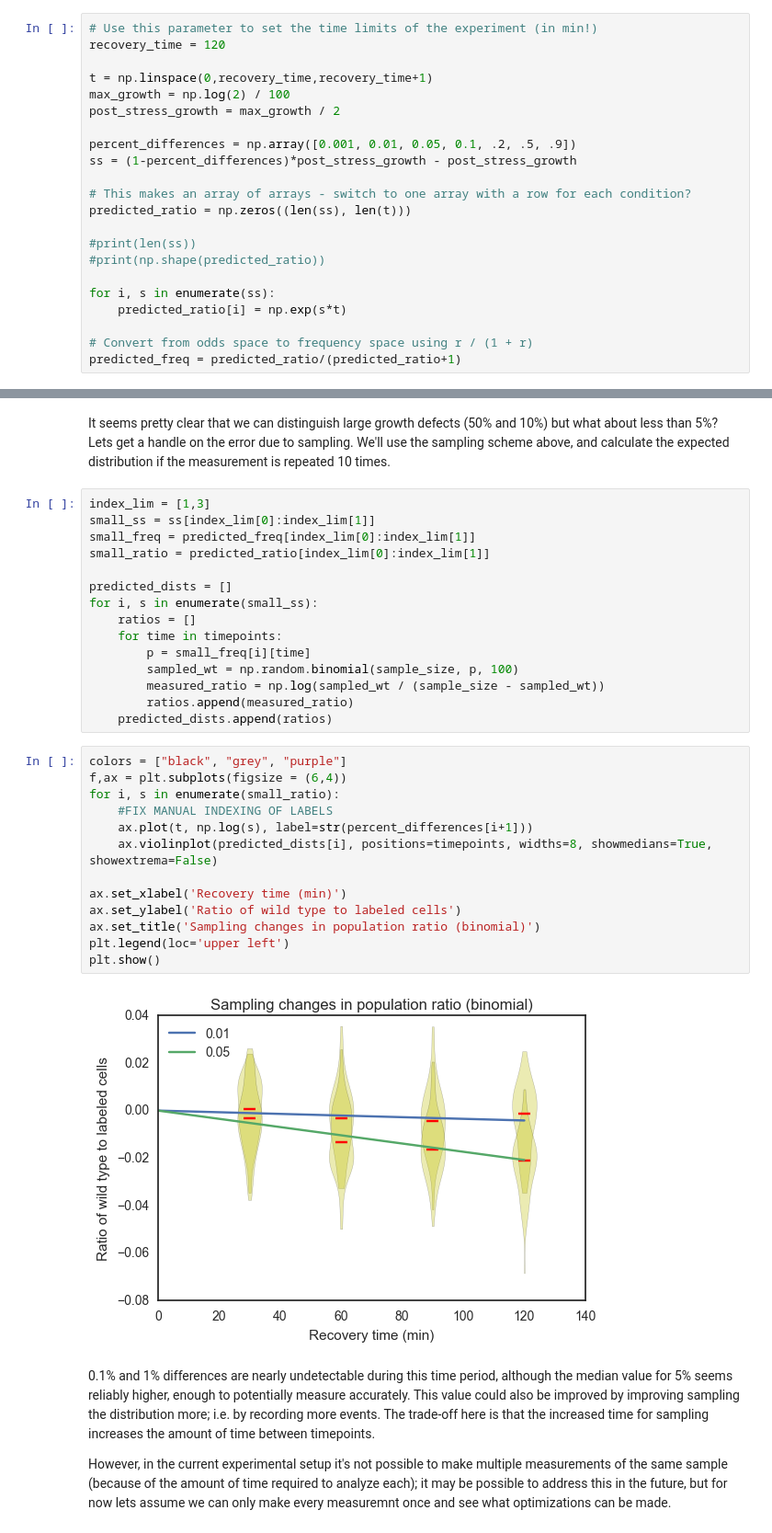
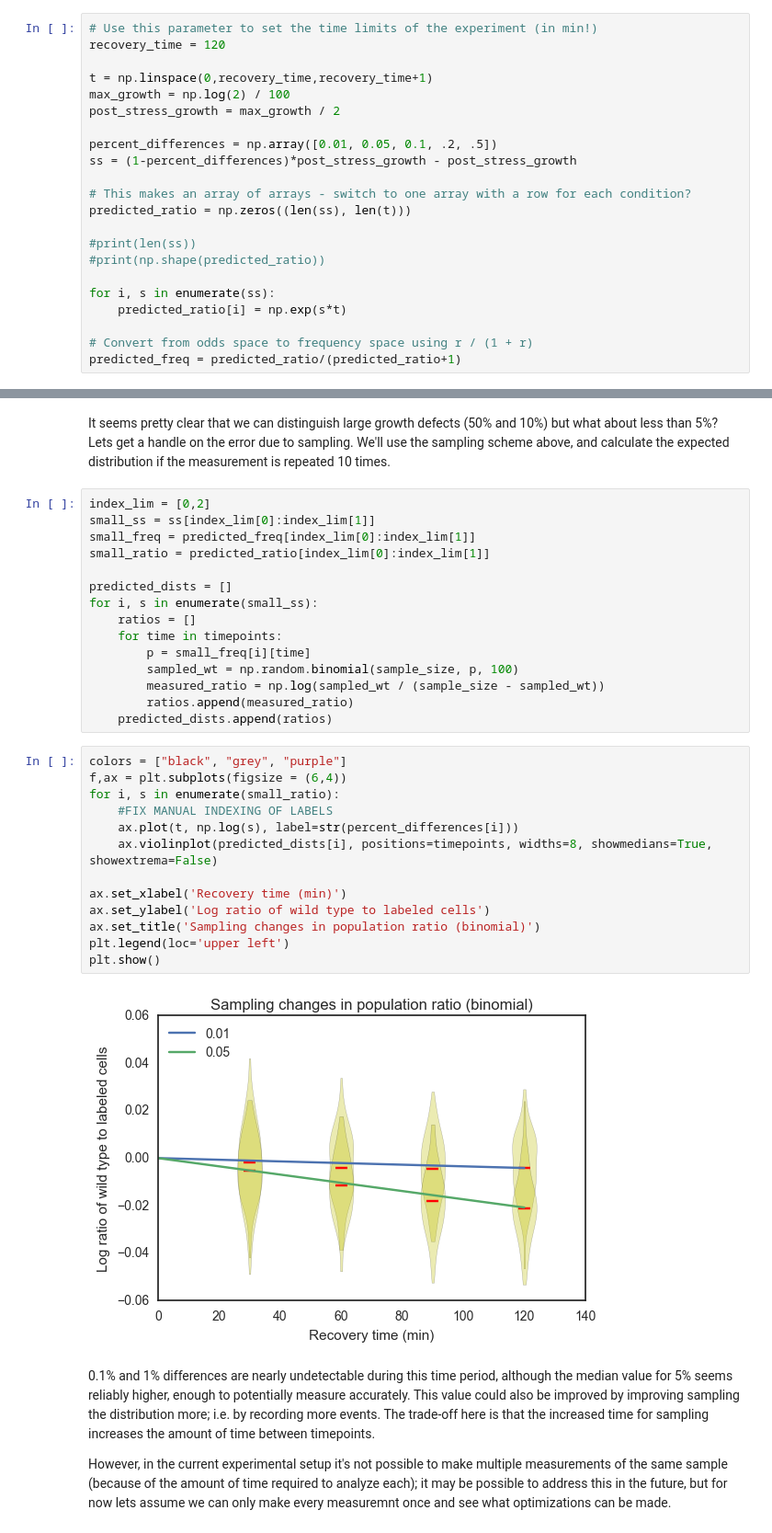
Before and after one commit to haneulyoo/agg_simv2, a Jupyter notebook: stress-growth-rate-sim.ipynb, the cells around one changed output, grey strips where cells are left out. Shown at 92% size. Cells and saved outputs as stored; diff of their text form.

```diff
--- a/stress-growth-rate-sim.ipynb
+++ b/stress-growth-rate-sim.ipynb
@@ -33,7 +52,7 @@ t = np.linspace(0,recovery_time,recovery_time+1)
 max_growth = np.log(2) / 100
 post_stress_growth = max_growth / 2
 
-percent_differences = np.array([0.001, 0.01, 0.05, 0.1, .2, .5, .9])
+percent_differences = np.array([0.01, 0.05, 0.1, .2, .5])
 ss = (1-percent_differences)*post_stress_growth - post_stress_growth
 
 # This makes an array of arrays - switch to one array with a row for each condition?
@@ -101,7 +124,7 @@ plt.show()
 # %% [markdown]
 It seems pretty clear that we can distinguish large growth defects (50% and 10%) but what about less than 5%? Lets get a handle on the error due to sampling. We'll use the sampling scheme above, and calculate the expected distribution if the measurement is repeated 10 times.
 # %%
-index_lim = [1,3]
+index_lim = [0,2]
 small_ss = ss[index_lim[0]:index_lim[1]]
 small_freq = predicted_freq[index_lim[0]:index_lim[1]]
 small_ratio = predicted_ratio[index_lim[0]:index_lim[1]]
@@ -118,18 +141,18 @@ for i, s in enumerate(small_ss):
 # %%
 colors = ["black", "grey", "purple"]
 f,ax = plt.subplots(figsize = (6,4))
 for i, s in enumerate(small_ratio):
     #FIX MANUAL INDEXING OF LABELS
-    ax.plot(t, np.log(s), label=str(percent_differences[i+1]))
+    ax.plot(t, np.log(s), label=str(percent_differences[i]))
     ax.violinplot(predicted_dists[i], positions=timepoints, widths=8, showmedians=True, showextrema=False)
 
 ax.set_xlabel('Recovery time (min)')
-ax.set_ylabel('Ratio of wild type to labeled cells')
+ax.set_ylabel('Log ratio of wild type to labeled cells')
 ax.set_title('Sampling changes in population ratio (binomial)')
 plt.legend(loc='upper left')
 plt.show()
 # %% [output]
-[figure, old version]
+[figure, new version]
 # %% [markdown]
 0.1% and 1% differences are nearly undetectable during this time period, although the median value for 5% seems reliably higher, enough to potentially measure accurately. This value could also be improved by improving sampling the distribution more; i.e. by recording more events. The trade-off here is that the increased time for sampling increases the amount of time between timepoints.
 
```
Also changed, not shown: parts of 13 cells of this notebook.
